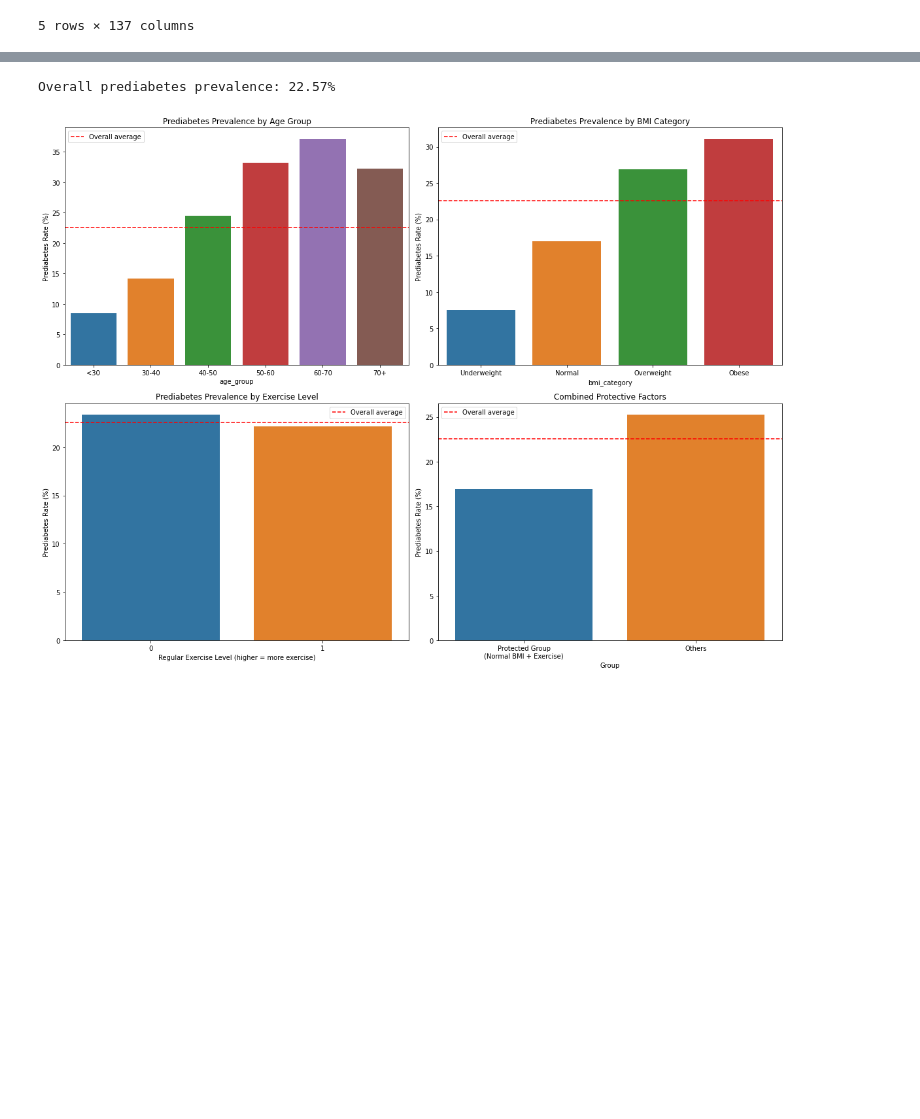
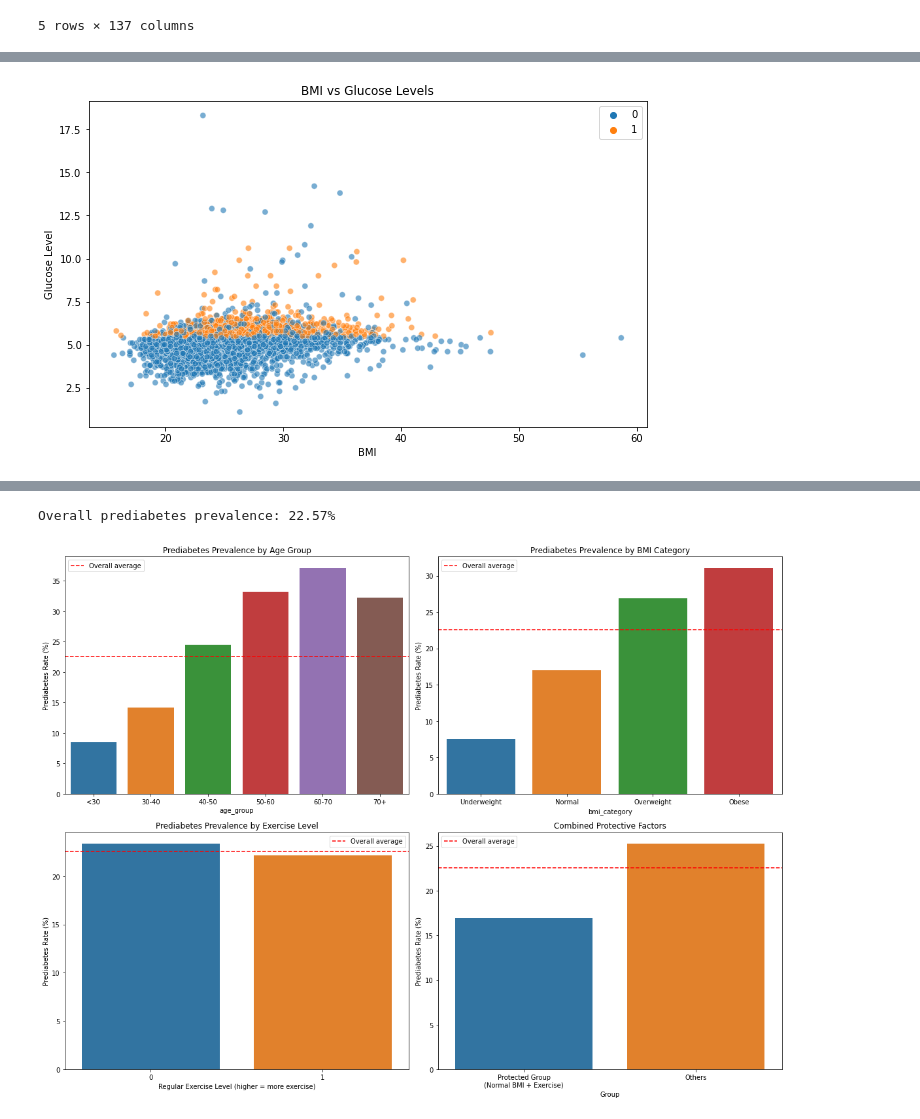
Before and after one commit to robeson1010/HealthcareDiabetes, a Jupyter notebook: EDA.ipynb, the cells around one changed output, grey strips where cells are left out. Cells and saved outputs as stored; diff of their text form; code cells hidden in the pictures; blank space fills up the shorter version.

```diff
--- a/EDA.ipynb
+++ b/EDA.ipynb
@@ -26,0 +76,13 @@ import seaborn as sns
+# %%
+# 4. BMI vs Glucose colored by prediabetic status
+plt.figure(figsize=(10, 6))
+sns.scatterplot(data=df.sample(5000), x='bmi', y='glucose', hue='prediabetic', alpha=0.6)
+# plt.axhline(y=5.7, color='r', linestyle='--', label='Pre-diabetic threshold (5.7)')
+# plt.axhline(y=6.5, color='orange', linestyle='--', label='Diabetic threshold (6.5)')
+plt.title('BMI vs Glucose Levels')
+plt.xlabel('BMI')
+plt.ylabel('Glucose Level')
+plt.legend()
+plt.show()
+# %% [output]
+[figure, added]
```
Also changed, not shown: parts of 15 cells of this notebook, 1 other file.
